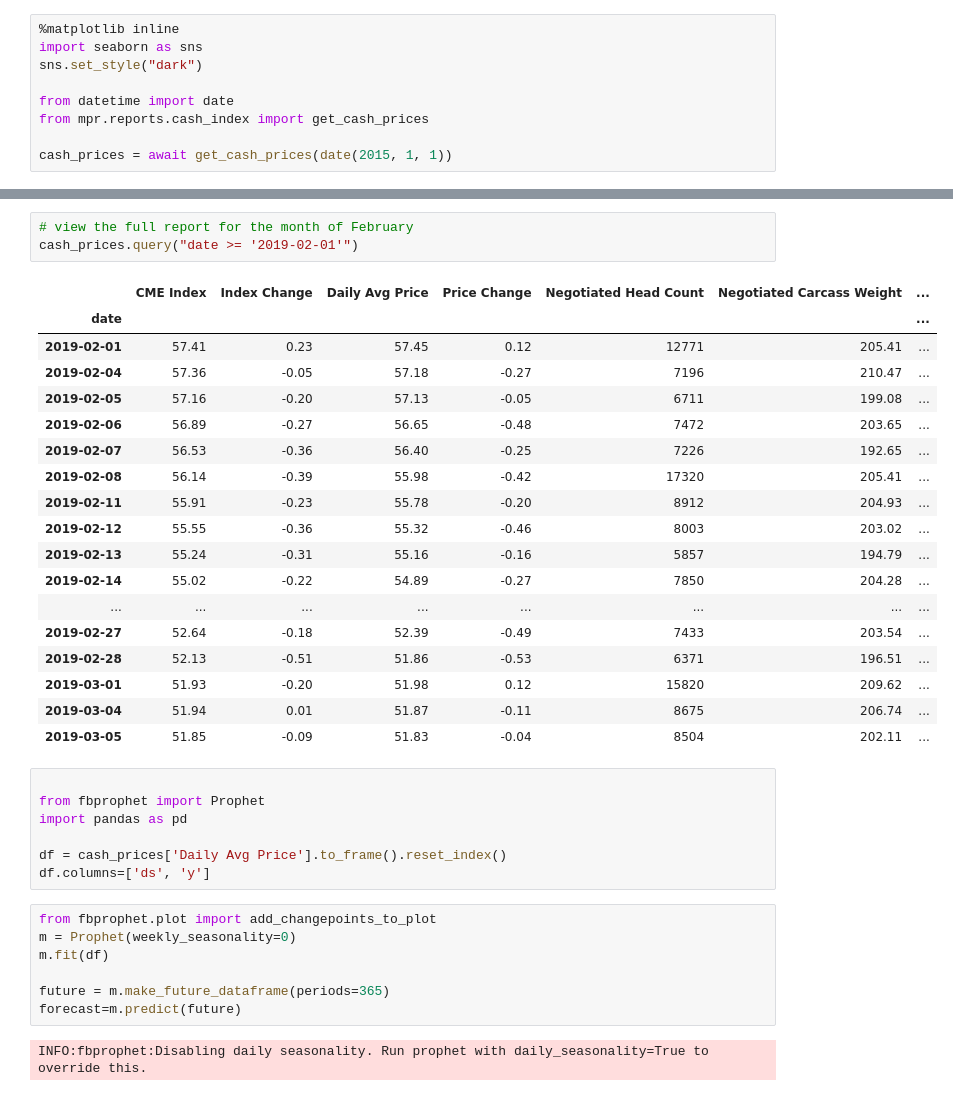
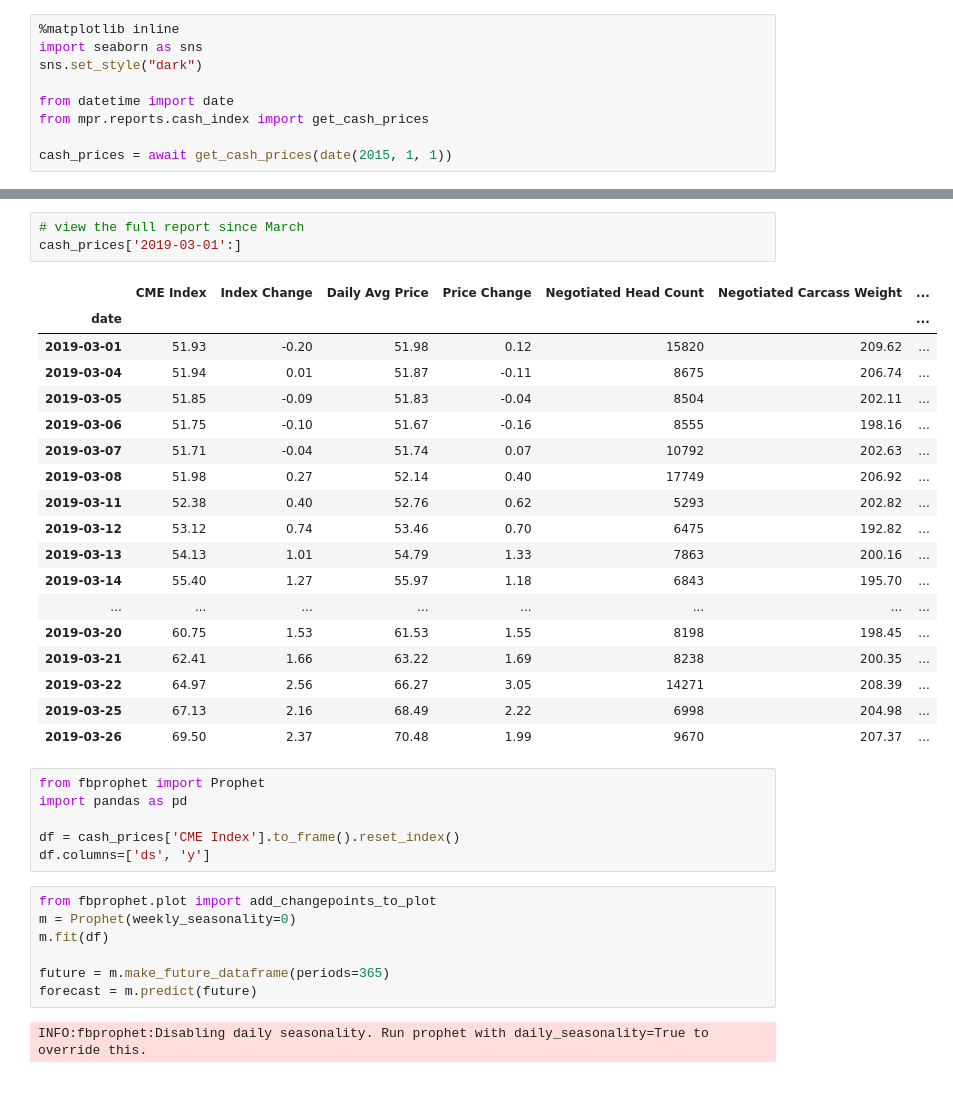
Before and after one commit to kirkedev/mpr, a Jupyter notebook: cash_prices.ipynb, the cells around one changed output, grey strips where cells are left out. Drawn from its saved outputs; the diff is of its cells as text.

```diff
--- a/cash_prices.ipynb
+++ b/cash_prices.ipynb
@@ -32,31 +32,30 @@ cash_prices.get('CME Index').plot()
 # %%
-# view the full report for the month of February
-cash_prices.query("date >= '2019-02-01'")
+# view the full report since March
+cash_prices['2019-03-01':]
 # %% [output]
 |  | CME Index | Index Change | Daily Avg Price | Price Change | Negotiated Head Count | Negotiated Carcass Weight | ... |
 | date |  |  |  |  |  |  | ... |
-| 2019-02-01 | 57.41 | 0.23 | 57.45 | 0.12 | 12771 | 205.41 | ... |
-| 2019-02-04 | 57.36 | -0.05 | 57.18 | -0.27 | 7196 | 210.47 | ... |
-| 2019-02-05 | 57.16 | -0.20 | 57.13 | -0.05 | 6711 | 199.08 | ... |
-| 2019-02-06 | 56.89 | -0.27 | 56.65 | -0.48 | 7472 | 203.65 | ... |
-| 2019-02-07 | 56.53 | -0.36 | 56.40 | -0.25 | 7226 | 192.65 | ... |
-| 2019-02-08 | 56.14 | -0.39 | 55.98 | -0.42 | 17320 | 205.41 | ... |
-| 2019-02-11 | 55.91 | -0.23 | 55.78 | -0.20 | 8912 | 204.93 | ... |
-| 2019-02-12 | 55.55 | -0.36 | 55.32 | -0.46 | 8003 | 203.02 | ... |
-| 2019-02-13 | 55.24 | -0.31 | 55.16 | -0.16 | 5857 | 194.79 | ... |
-| 2019-02-14 | 55.02 | -0.22 | 54.89 | -0.27 | 7850 | 204.28 | ... |
-| ... | ... | ... | ... | ... | ... | ... | ... |
-| 2019-02-27 | 52.64 | -0.18 | 52.39 | -0.49 | 7433 | 203.54 | ... |
-| 2019-02-28 | 52.13 | -0.51 | 51.86 | -0.53 | 6371 | 196.51 | ... |
 | 2019-03-01 | 51.93 | -0.20 | 51.98 | 0.12 | 15820 | 209.62 | ... |
 | 2019-03-04 | 51.94 | 0.01 | 51.87 | -0.11 | 8675 | 206.74 | ... |
 | 2019-03-05 | 51.85 | -0.09 | 51.83 | -0.04 | 8504 | 202.11 | ... |
+| 2019-03-06 | 51.75 | -0.10 | 51.67 | -0.16 | 8555 | 198.16 | ... |
+| 2019-03-07 | 51.71 | -0.04 | 51.74 | 0.07 | 10792 | 202.63 | ... |
+| 2019-03-08 | 51.98 | 0.27 | 52.14 | 0.40 | 17749 | 206.92 | ... |
+| 2019-03-11 | 52.38 | 0.40 | 52.76 | 0.62 | 5293 | 202.82 | ... |
+| 2019-03-12 | 53.12 | 0.74 | 53.46 | 0.70 | 6475 | 192.82 | ... |
+| 2019-03-13 | 54.13 | 1.01 | 54.79 | 1.33 | 7863 | 200.16 | ... |
+| 2019-03-14 | 55.40 | 1.27 | 55.97 | 1.18 | 6843 | 195.70 | ... |
+| ... | ... | ... | ... | ... | ... | ... | ... |
+| 2019-03-20 | 60.75 | 1.53 | 61.53 | 1.55 | 8198 | 198.45 | ... |
+| 2019-03-21 | 62.41 | 1.66 | 63.22 | 1.69 | 8238 | 200.35 | ... |
+| 2019-03-22 | 64.97 | 2.56 | 66.27 | 3.05 | 14271 | 208.39 | ... |
+| 2019-03-25 | 67.13 | 2.16 | 68.49 | 2.22 | 6998 | 204.98 | ... |
+| 2019-03-26 | 69.50 | 2.37 | 70.48 | 1.99 | 9670 | 207.37 | ... |
 # %%
-
 from fbprophet import Prophet
 import pandas as pd
 
-df = cash_prices['Daily Avg Price'].to_frame().reset_index()
+df = cash_prices['CME Index'].to_frame().reset_index()
 df.columns=['ds', 'y']
 # %%
 from fbprophet.plot import add_changepoints_to_plot
@@ -64,7 +63,7 @@ m = Prophet(weekly_seasonality=0)
 m.fit(df)
 
 future = m.make_future_dataframe(periods=365)
-forecast=m.predict(future)
+forecast = m.predict(future)
 # %% [output]
 INFO:fbprophet:Disabling daily seasonality. Run prophet with daily_seasonality=True to override this.
 # %%
```
Also changed, not shown: parts of 6 cells of this notebook.
